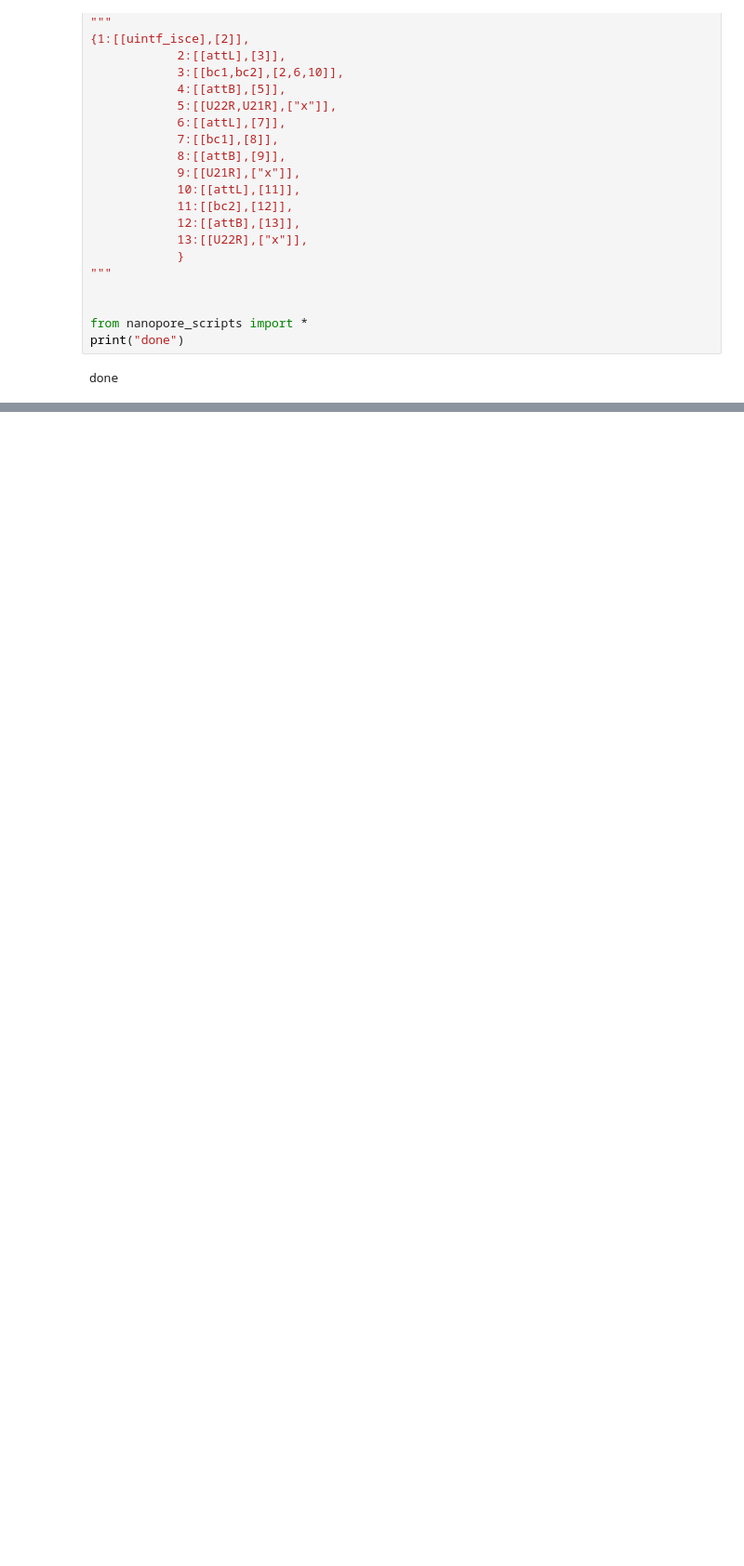
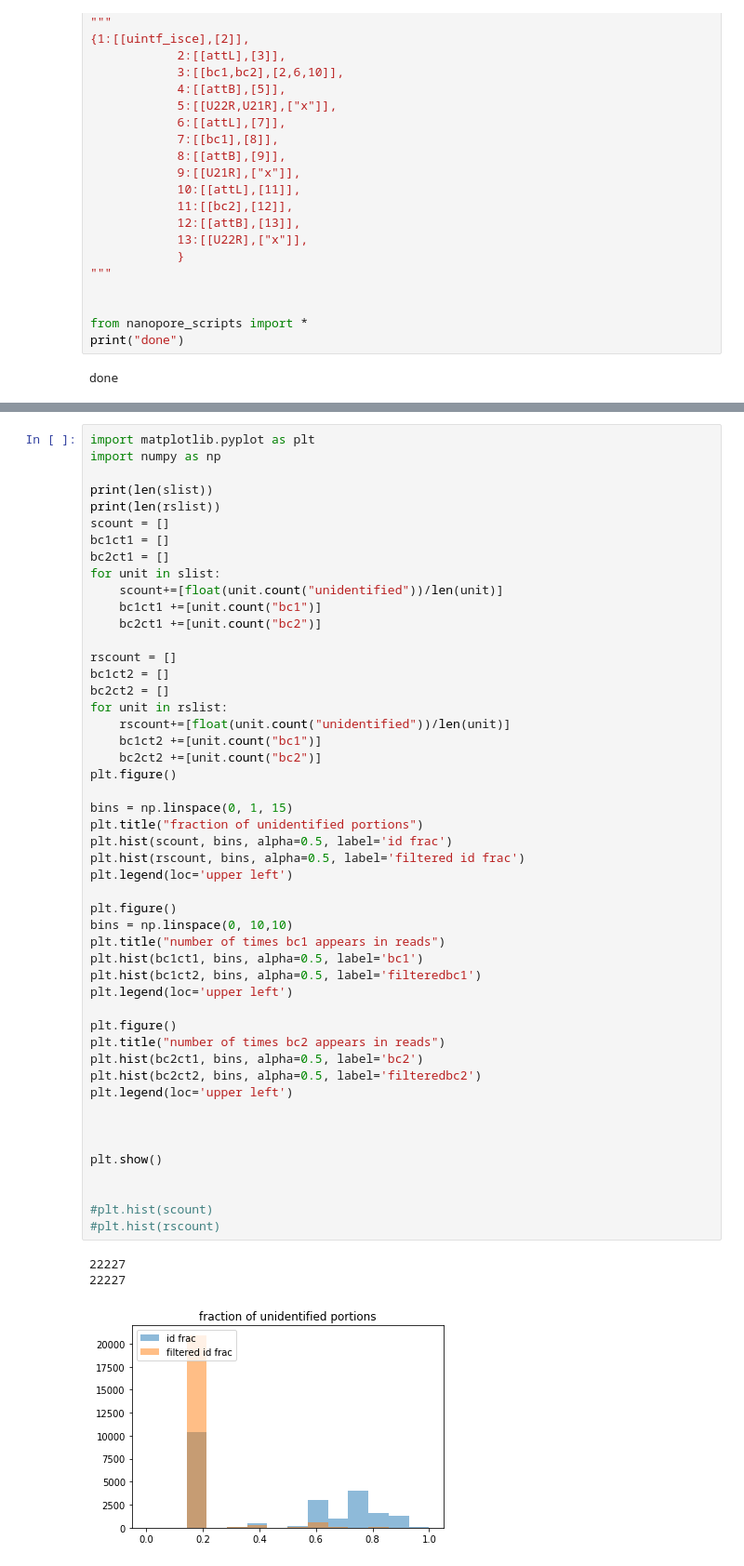
Before and after one commit to dr3y/andreys_np_tools, a Jupyter notebook: edlib_findbcodes.ipynb, the cells around one changed output, grey strips where cells are left out. Shown at 93% size. Saved outputs shown, nothing was run; the diff lists cells and outputs as text; blank space fills up the shorter version.

Commit message:
plotting

```diff
--- a/edlib_findbcodes.ipynb
+++ b/edlib_findbcodes.ipynb
@@ -99,0 +113,53 @@ found bc1 matching 0.631578947368421 in 259:330
+# %%
+import matplotlib.pyplot as plt
+import numpy as np
+
+print(len(slist))
+print(len(rslist))
+scount = []
+bc1ct1 = []
+bc2ct1 = []
+for unit in slist:
+    scount+=[float(unit.count("unidentified"))/len(unit)]
+    bc1ct1 +=[unit.count("bc1")]
+    bc2ct1 +=[unit.count("bc2")]
+
+rscount = []
+bc1ct2 = []
+bc2ct2 = []
+for unit in rslist:
+    rscount+=[float(unit.count("unidentified"))/len(unit)]
+    bc1ct2 +=[unit.count("bc1")]
+    bc2ct2 +=[unit.count("bc2")]
+plt.figure()
+
+bins = np.linspace(0, 1, 15)
+plt.title("fraction of unidentified portions")
+plt.hist(scount, bins, alpha=0.5, label='id frac')
+plt.hist(rscount, bins, alpha=0.5, label='filtered id frac')
+plt.legend(loc='upper left')
+
+plt.figure()
+bins = np.linspace(0, 10,10)
+plt.title("number of times bc1 appears in reads")
+plt.hist(bc1ct1, bins, alpha=0.5, label='bc1')
+plt.hist(bc1ct2, bins, alpha=0.5, label='filteredbc1')
+plt.legend(loc='upper left')
+
+plt.figure()
+plt.title("number of times bc2 appears in reads")
+plt.hist(bc2ct1, bins, alpha=0.5, label='bc2')
+plt.hist(bc2ct2, bins, alpha=0.5, label='filteredbc2')
+plt.legend(loc='upper left')
+
+
+
+plt.show()
+
+
+#plt.hist(scount)
+#plt.hist(rscount)
+# %% [output]
+22227
+22227
+[figure, added]
```
Also changed, not shown: parts of 4 cells of this notebook, 1 other file.
